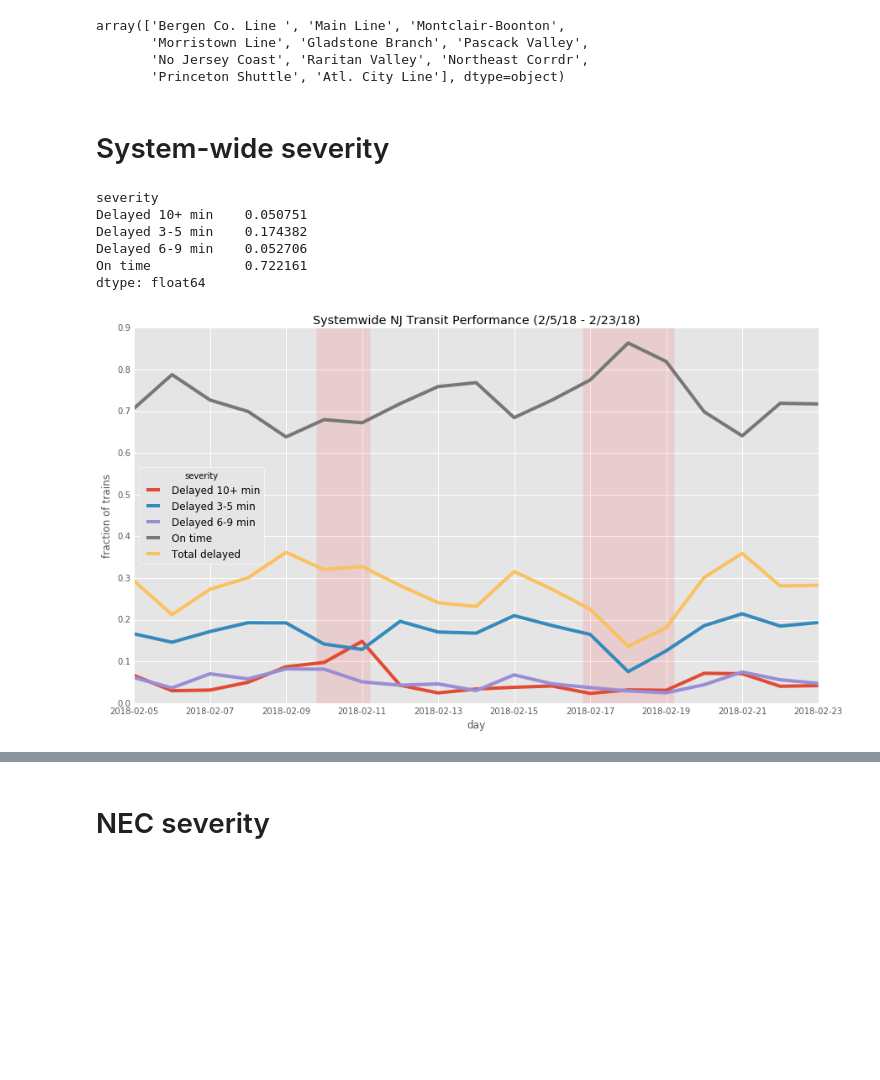
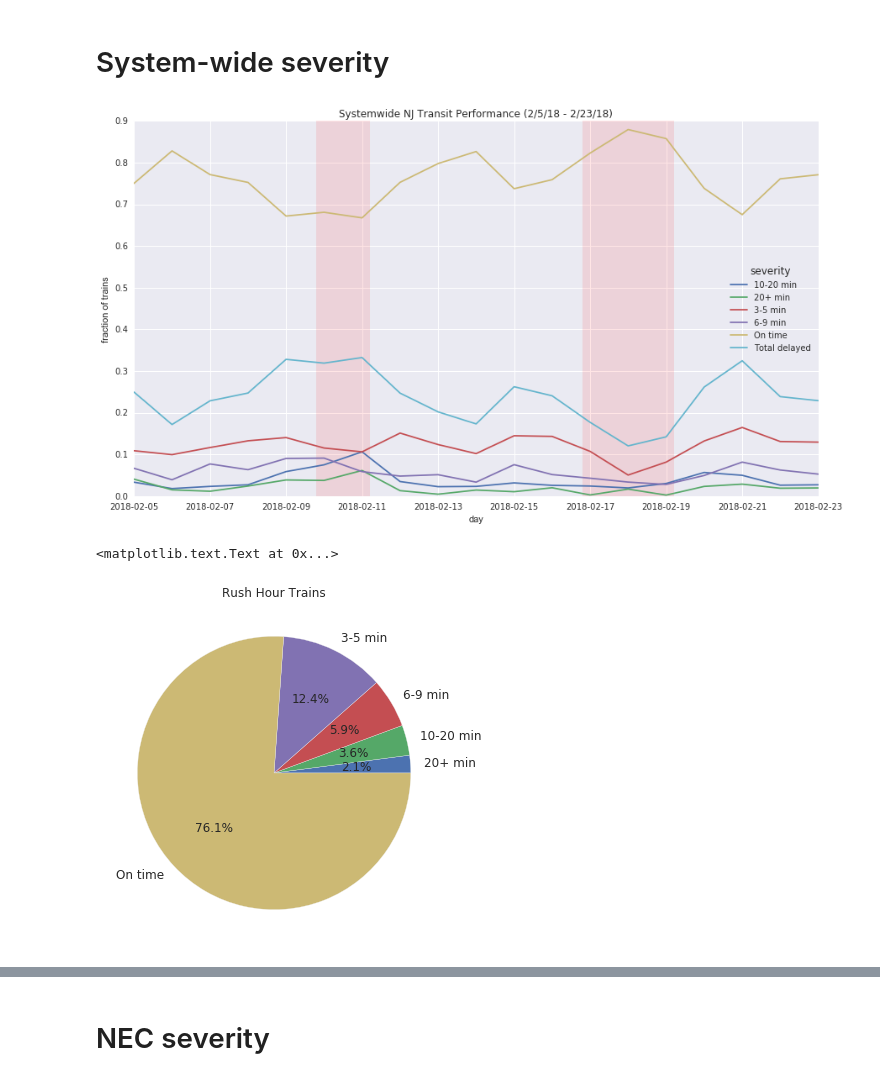
Before and after one commit to pranavbadami/njtransit, a Jupyter notebook: notebooks/analysis/system_overview.ipynb, the cells around one changed output, grey strips where cells are left out. Saved outputs shown, nothing was run; the diff lists cells and outputs as text; code cells hidden in the pictures; blank space fills up the shorter version.

```diff
--- a/notebooks/analysis/system_overview.ipynb
+++ b/notebooks/analysis/system_overview.ipynb
@@ -44,3 +57,8 @@ df = format_df(df)
 trains = df.groupby(['train_id', 'date'])
 # %%
 trains_last = trains.last()
+# %%
+trains_last['day_of_week'] = trains_last['time'].dt.dayofweek
+# %%
+trains_last['hour'] = trains_last['time'].dt.hour
+trains_last['sched_hour'] = trains_last['expected'].dt.hour
@@ -81,11 +83,4 @@ def get_severity(delay):
 trains_last['severity'] = trains_last['delay'].apply(get_severity)
 # %%
 trains_last.reset_index(level='date', inplace=True)
-# %%
-trains_last['line'].unique()
-# %% [output]
-array(['Bergen Co. Line ', 'Main Line', 'Montclair-Boonton',
-       'Morristown Line', 'Gladstone Branch', 'Pascack Valley',
-       'No Jersey Coast', 'Raritan Valley', 'Northeast Corrdr',
-       'Princeton Shuttle', 'Atl. City Line'], dtype=object)
 # %%
@@ -107,12 +111,18 @@ def plot_severity(train_subset, subset_name):
 # %% [markdown]
 # System-wide severity
-# %%
-plot_severity(trains_last, "Systemwide")
-# %% [output]
-severity
-Delayed 10+ min    0.050751
-Delayed 3-5 min    0.174382
-Delayed 6-9 min    0.052706
-On time            0.722161
-dtype: float64
-[figure, removed]
+# %%
+sys_wide = trains_last[trains_last['line'] != 'Princeton Shuttle'].copy()
+# %%
+sys_wide_pcts = plot_severity(sys_wide, "Systemwide")
+# %% [output]
+[figure, added]
+# %%
+
+plt.figure(figsize=(12,12))
+# plot chart
+ax = plt.subplot(121, aspect='equal')
+sys_wide_pcts.sort_values().plot(kind="pie", autopct='%1.1f%%', title="Rush Hour Trains", fontsize=12, ax=ax)
+ax.set_ylabel('')
+# %% [output]
+<matplotlib.text.Text at 0x...>
+[figure, added]
```
Also changed, not shown: parts of 54 cells of this notebook, 1 other file.
